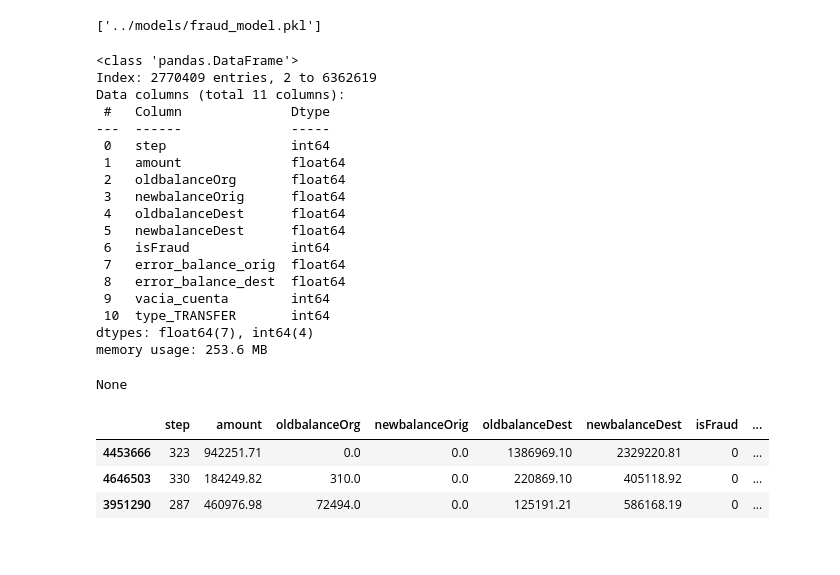
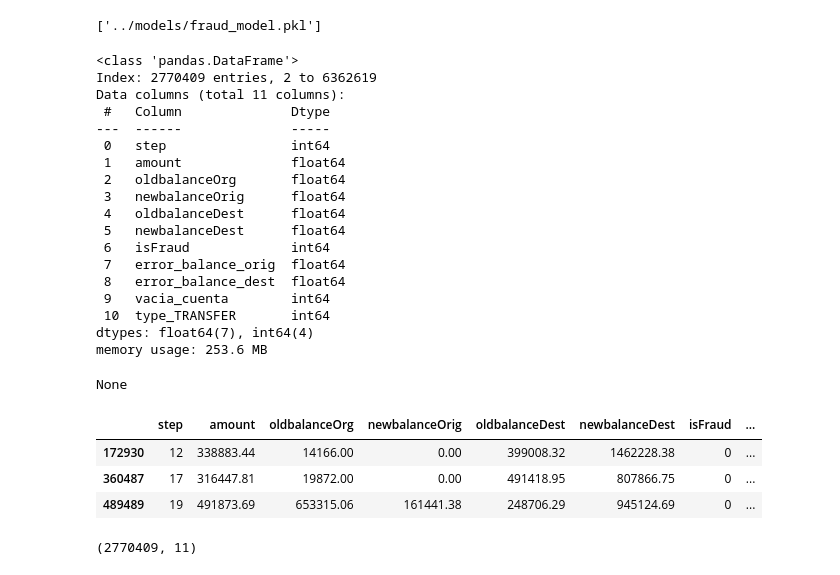
Before and after one commit to MaximoVeron/tp_final_py_veron_garrido_aguero, a Jupyter notebook: model/model_main.ipynb, the cells around one changed output. Cells and saved outputs as stored; diff of their text form; code cells hidden in the pictures.

```diff
--- a/model/model_main.ipynb
+++ b/model/model_main.ipynb
@@ -95,27 +129,29 @@ joblib.dump(modelo_fraude,"../models/fraud_model.pkl")
 # %%
 display(df_mod.info())
 display(df_mod.sample(3))
+display(df_mod.shape)
 # %% [output]
 <class 'pandas.DataFrame'>
 Index: 2770409 entries, 2 to 6362619
 Data columns (total 11 columns):
  #   Column              Dtype
 ---  ------              -----
  0   step                int64
  1   amount              float64
  2   oldbalanceOrg       float64
  3   newbalanceOrig      float64
  4   oldbalanceDest      float64
  5   newbalanceDest      float64
  6   isFraud             int64
  7   error_balance_orig  float64
  8   error_balance_dest  float64
  9   vacia_cuenta        int64
  10  type_TRANSFER       int64
 dtypes: float64(7), int64(4)
 memory usage: 253.6 MB
 None
 |  | step | amount | oldbalanceOrg | newbalanceOrig | oldbalanceDest | newbalanceDest | isFraud | ... |
-| 4453666 | 323 | 942251.71 | 0.0 | 0.0 | 1386969.10 | 2329220.81 | 0 | ... |
-| 4646503 | 330 | 184249.82 | 310.0 | 0.0 | 220869.10 | 405118.92 | 0 | ... |
-| 3951290 | 287 | 460976.98 | 72494.0 | 0.0 | 125191.21 | 586168.19 | 0 | ... |
+| 172930 | 12 | 338883.44 | 14166.00 | 0.00 | 399008.32 | 1462228.38 | 0 | ... |
+| 360487 | 17 | 316447.81 | 19872.00 | 0.00 | 491418.95 | 807866.75 | 0 | ... |
+| 489489 | 19 | 491873.69 | 653315.06 | 161441.38 | 248706.29 | 945124.69 | 0 | ... |
+(2770409, 11)
```
Also changed, not shown: parts of 2 cells of this notebook, 2 other files.
